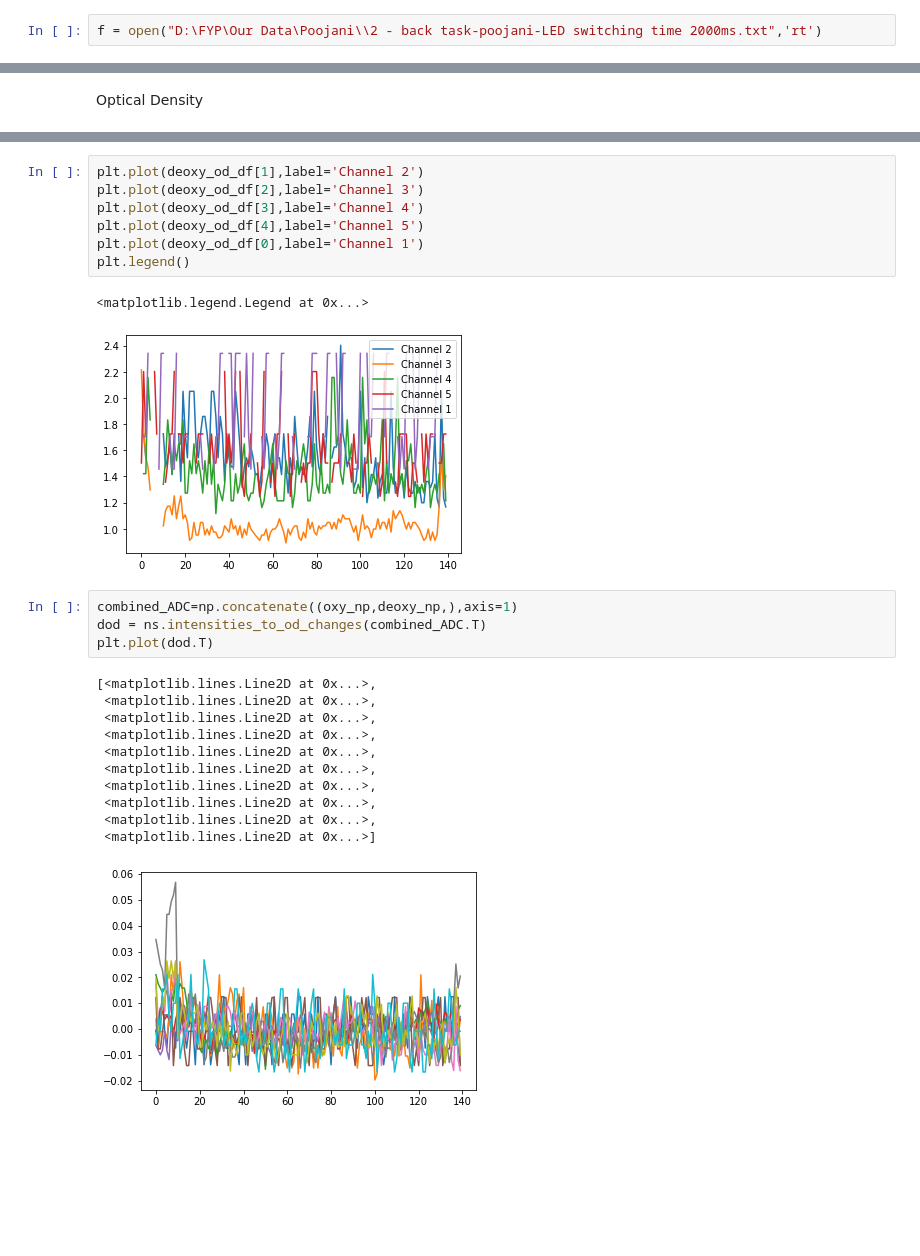
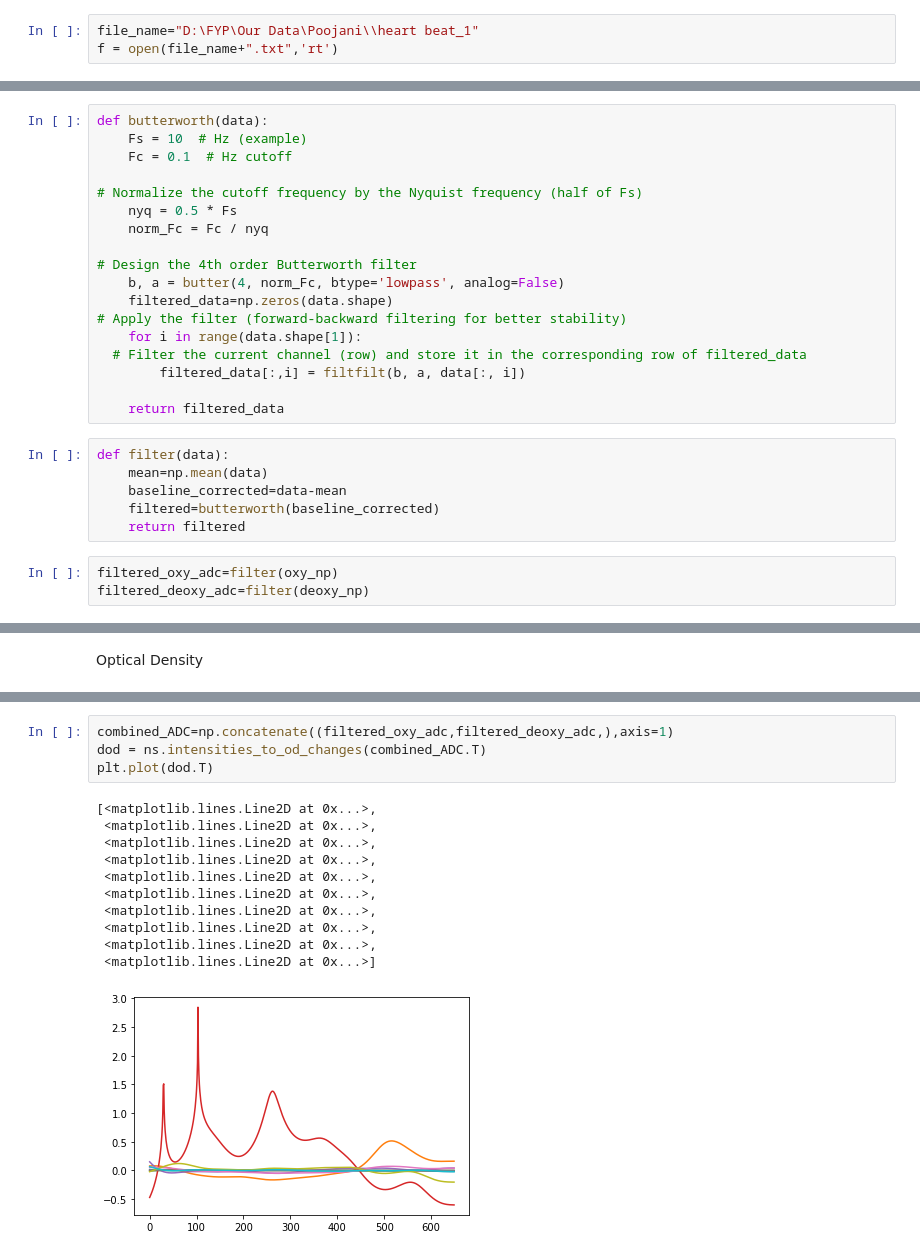
Before and after one commit to maleeshaRuvindi/Classification-of-cognitive-levels-using-fNIRS-data, a Jupyter notebook: beer-lambert/beer-lambert/beer-lambert.ipynb, the cells around one changed output, grey strips where cells are left out. Cells and saved outputs as stored; diff of their text form; blank space fills up the shorter version.

Commit message:
added preprocessing for adc data and substracted short channel from long channels after converting to concentrations

```diff
--- a/beer-lambert/beer-lambert/beer-lambert.ipynb
+++ b/beer-lambert/beer-lambert/beer-lambert.ipynb
@@ -5,5 +6,6 @@ import nirsimple as ns
 # %%
-f = open("D:\FYP\Our Data\Poojani\\2 - back task-poojani-LED switching time 2000ms.txt",'rt')
+file_name="D:\FYP\Our Data\Poojani\\heart beat_1"
+f = open(file_name+".txt",'rt')
 # %%
 data=f.readlines()
 # %%
@@ -66 +50,28 @@ print(deoxy_np.shape)
+# %%
+def butterworth(data):
+    Fs = 10  # Hz (example)
+    Fc = 0.1  # Hz cutoff
+
+# Normalize the cutoff frequency by the Nyquist frequency (half of Fs)
+    nyq = 0.5 * Fs
+    norm_Fc = Fc / nyq
+
+# Design the 4th order Butterworth filter
+    b, a = butter(4, norm_Fc, btype='lowpass', analog=False)
+    filtered_data=np.zeros(data.shape)
+# Apply the filter (forward-backward filtering for better stability)
+    for i in range(data.shape[1]):
+  # Filter the current channel (row) and store it in the corresponding row of filtered_data
+        filtered_data[:,i] = filtfilt(b, a, data[:, i])
+
+    return filtered_data
+# %%
+def filter(data):
+    mean=np.mean(data)
+    baseline_corrected=data-mean
+    filtered=butterworth(baseline_corrected)
+    return filtered
+# %%
+filtered_oxy_adc=filter(oxy_np)
+filtered_deoxy_adc=filter(deoxy_np)
 # %%
@@ -207,27 +143,17 @@ plt.legend()
-# %%
-plt.plot(deoxy_od_df[1],label='Channel 2')
-plt.plot(deoxy_od_df[2],label='Channel 3')
-plt.plot(deoxy_od_df[3],label='Channel 4')
-plt.plot(deoxy_od_df[4],label='Channel 5')
-plt.plot(deoxy_od_df[0],label='Channel 1')
-plt.legend()
-# %% [output]
-<matplotlib.legend.Legend at 0x...>
-[figure, removed]
 # %%
-combined_ADC=np.concatenate((oxy_np,deoxy_np,),axis=1)
+combined_ADC=np.concatenate((filtered_oxy_adc,filtered_deoxy_adc,),axis=1)
 dod = ns.intensities_to_od_changes(combined_ADC.T)
 plt.plot(dod.T)
 # %% [output]
 [<matplotlib.lines.Line2D at 0x...>,
  <matplotlib.lines.Line2D at 0x...>,
  <matplotlib.lines.Line2D at 0x...>,
  <matplotlib.lines.Line2D at 0x...>,
  <matplotlib.lines.Line2D at 0x...>,
  <matplotlib.lines.Line2D at 0x...>,
  <matplotlib.lines.Line2D at 0x...>,
  <matplotlib.lines.Line2D at 0x...>,
  <matplotlib.lines.Line2D at 0x...>,
  <matplotlib.lines.Line2D at 0x...>]
-[figure, old version]
+[figure, new version]
 # %%
```
Also changed, not shown: parts of 26 cells of this notebook.
